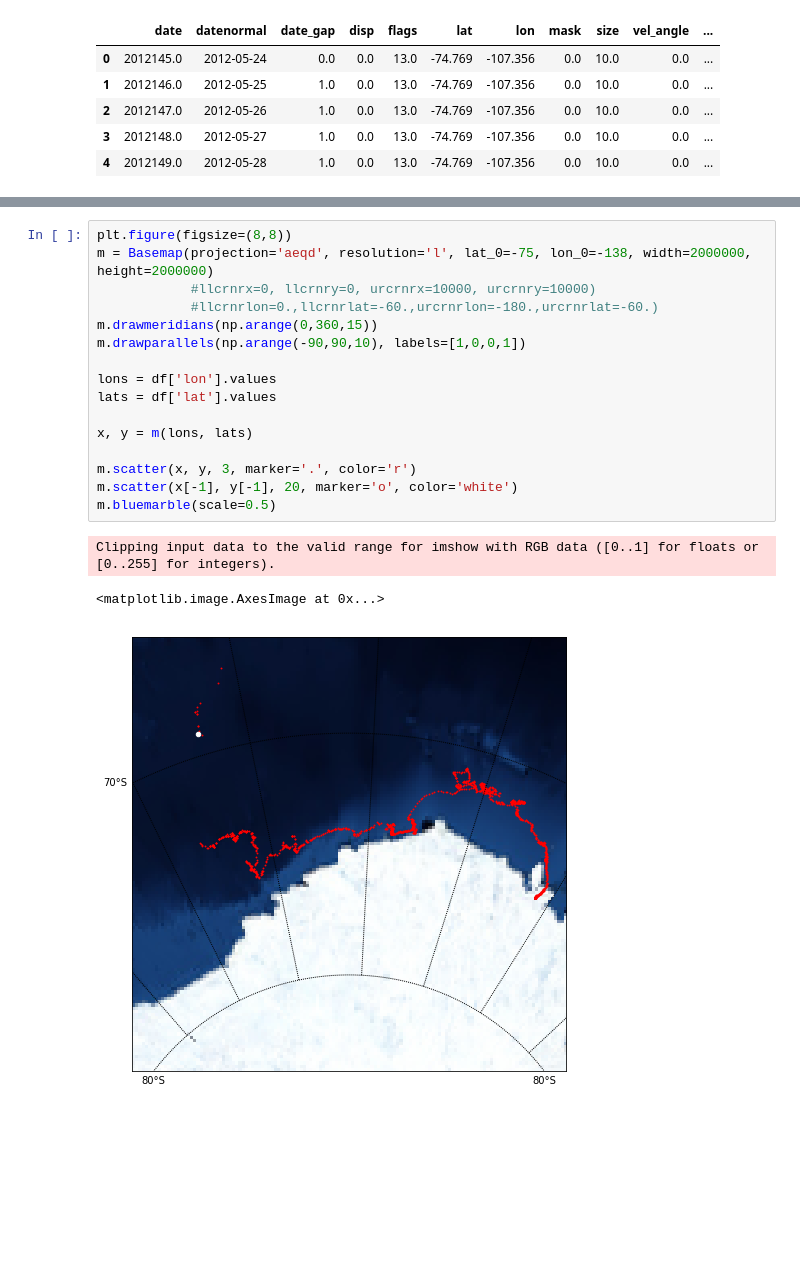
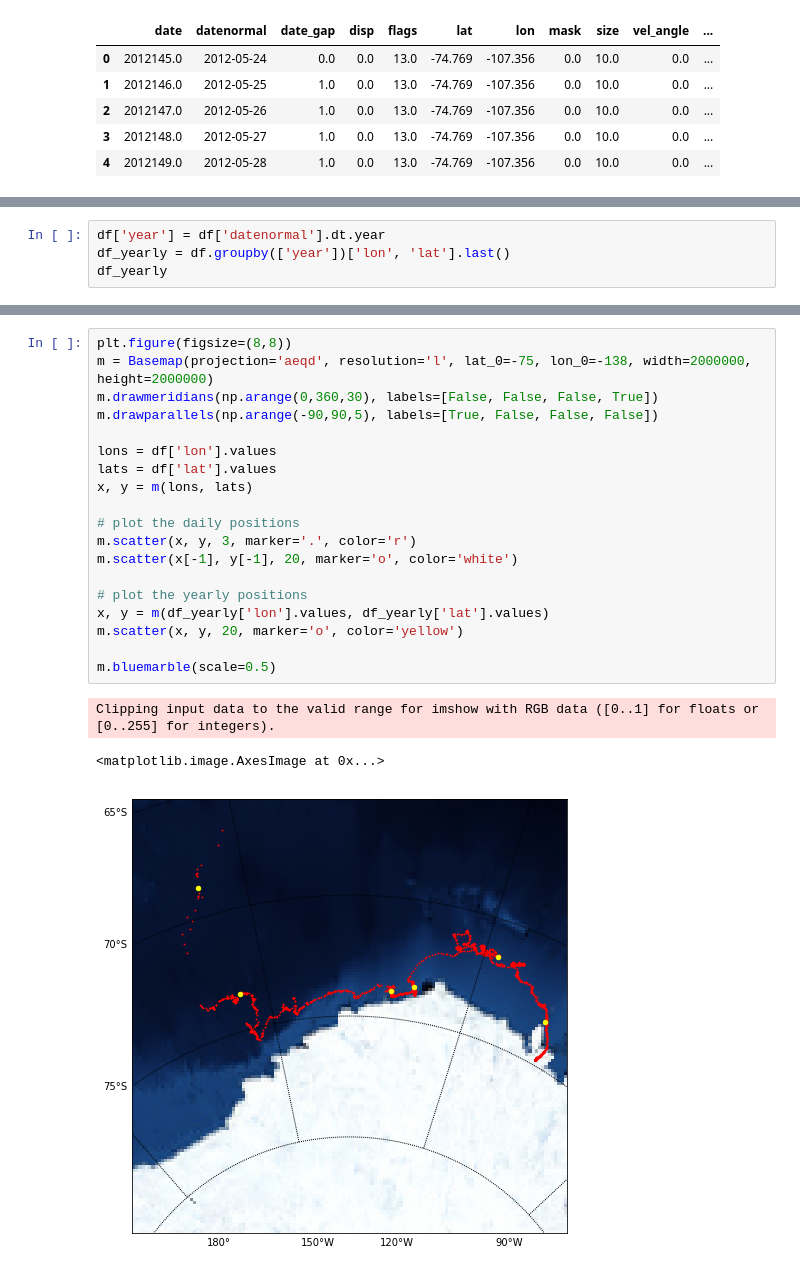
Before and after one commit to codeybear/Icebergs, a Jupyter notebook: B30 Track.ipynb, the cells around one changed output, grey strips where cells are left out. Drawn from its saved outputs; the diff is of its cells as text; blank space fills up the shorter version.

```diff
--- a/B30 Track.ipynb
+++ b/B30 Track.ipynb
@@ -27,0 +25,4 @@ len(df)
+# %%
+df['year'] = df['datenormal'].dt.year
+df_yearly = df.groupby(['year'])['lon', 'lat'].last()
+df_yearly
@@ -28,20 +40,23 @@ len(df)
 # %%
 plt.figure(figsize=(8,8))
 m = Basemap(projection='aeqd', resolution='l', lat_0=-75, lon_0=-138, width=2000000, height=2000000)
-            #llcrnrx=0, llcrnry=0, urcrnrx=10000, urcrnry=10000)
-            #llcrnrlon=0.,llcrnrlat=-60.,urcrnrlon=-180.,urcrnrlat=-60.)
-m.drawmeridians(np.arange(0,360,15))
-m.drawparallels(np.arange(-90,90,10), labels=[1,0,0,1])
+m.drawmeridians(np.arange(0,360,30), labels=[False, False, False, True])
+m.drawparallels(np.arange(-90,90,5), labels=[True, False, False, False])
 
 lons = df['lon'].values
 lats = df['lat'].values
-
 x, y = m(lons, lats)
 
+# plot the daily positions
 m.scatter(x, y, 3, marker='.', color='r')
 m.scatter(x[-1], y[-1], 20, marker='o', color='white')
+
+# plot the yearly positions
+x, y = m(df_yearly['lon'].values, df_yearly['lat'].values)
+m.scatter(x, y, 20, marker='o', color='yellow')
+
 m.bluemarble(scale=0.5)
 # %% [output]
 Clipping input data to the valid range for imshow with RGB data ([0..1] for floats or [0..255] for integers).
 <matplotlib.image.AxesImage at 0x...>
-[figure, old version]
+[figure, new version]
```
Also changed, not shown: parts of 4 cells of this notebook, 2 other files.
